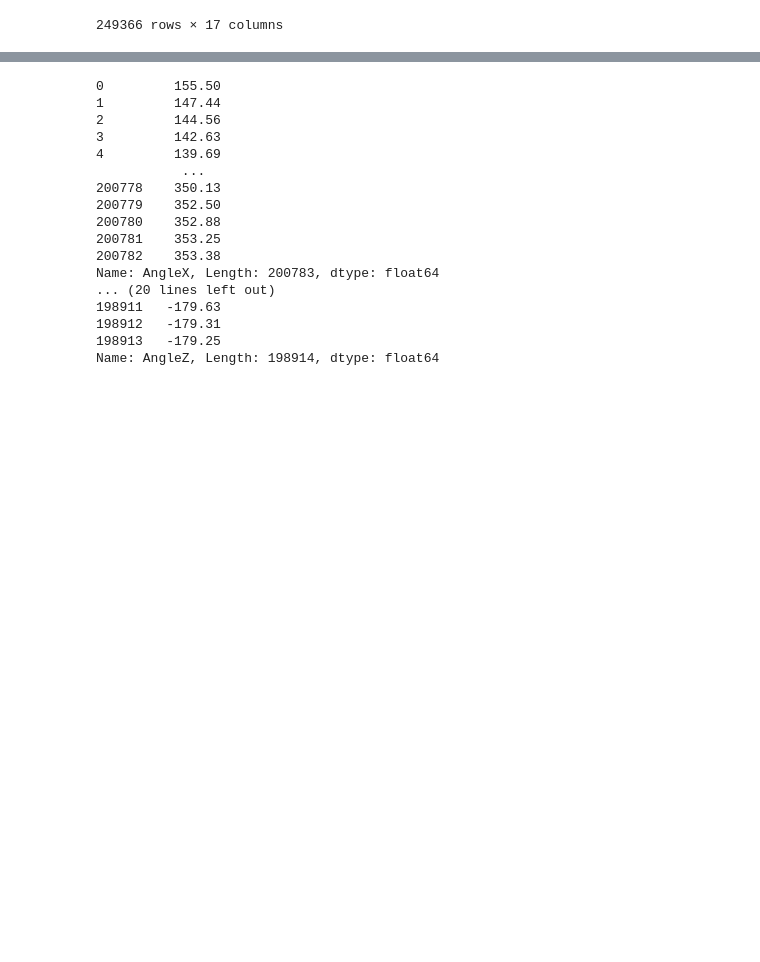
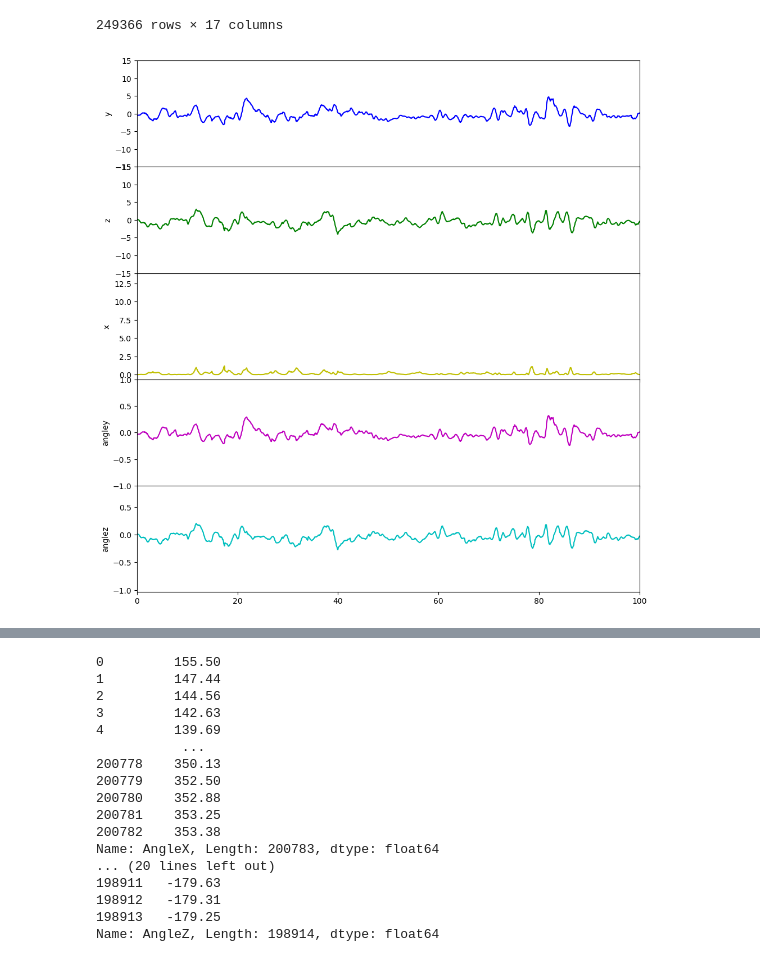
Before and after one commit to UMDBPP/TUFFcode, a Jupyter notebook: Data Analysis/data playground.ipynb, the cells around one changed output, grey strips where cells are left out. Saved outputs shown, nothing was run; the diff lists cells and outputs as text; code cells hidden in the pictures; blank space fills up the shorter version.

Commit message:
test angle animation

```diff
--- a/Data Analysis/data playground.ipynb
+++ b/Data Analysis/data playground.ipynb
@@ -3,7 +3,7 @@ import pandas as pd
 import matplotlib.pyplot as plt
 import numpy as np
 
-df = pd.read_csv('ns112/CSV_TUFF_DOS_112.csv')
+df = pd.read_csv('Data/CSV_TUFF_DOS_112.csv')
 # df = df.rename(columns={'Time (s)': 't', 'Temperature (C)': 'Tm', 'Tension': 'Tn', 'Pressure': 'p', 'Altitude': 'z',
 #                        'AccelerationX': 'ax', 'AccelerationY': 'ay', 'AccelerationZ': 'az', 'MagnometerX': 'mx',
 #                        'MagnometerY': 'my', 'MagnometerZ': 'mz'})
@@ -45,3 +45,72 @@ See the caveats in the documentation: https://pandas.pydata.org/pandas-docs/stab
 | 249364 | 577963 | 6225.082924 | 0.067881 | 2.03 | 989.1167 | 774.179815 | 353.25 | -23.06 | ... |
 | 249365 | 577964 | 6225.109951 | 0.067881 | 2.03 | 989.1167 | 774.179815 | 353.38 | -23.12 | ... |
 249366 rows × 17 columns
+# %%
+L = 15
+t = 'Time (s)'
+y2 = 'AngleX'
+y3 = 'AngleY'
+y4 = 'AngleZ'
+
+arr1 = np.array(df[y2]).astype(np.double)
+arr2 = np.array(df[y3]).astype(np.double)
+arr3 = np.array(df[y4]).astype(np.double)
+mask = (np.isfinite(arr1) & np.isfinite(arr2) & np.isfinite(arr3))
+
+t = df[t][mask]
+
+# y = y.reset_index().to_numpy()
+# z = z.reset_index().to_numpy()
+anglex = df[y2][mask]*np.pi/180
+angley = df[y3][mask]*np.pi/180
+anglez = df[y4][mask]*np.pi/180
+
+anglez = np.where(anglez < 0, anglez + 2*np.pi, anglez)
+
+# angley = (angley - angley.mean())
+# anglez = (anglez - anglez.mean())
+anglez = (anglez - np.pi)
+
+# for i,a in enumerate(anglex):
+
+y = L*np.sin(angley)
+y = y.to_numpy()
+z = L*np.sin(anglez)
+# z = z.reset_index().to_numpy()
+x = L*(1-np.cos(angley+anglez))
+
+plt.rcParams['figure.figsize'] = (10,10)
+fig, (ax1,ax2,ax3,ax4,ax5) = plt.subplots(5,1,sharex=True)
+
+
+ax1.plot(t, y, 'b')
+ax1.set_ylabel('y')
+
+# ax2 = ax1.twinx()
+ax2.plot(t, z, 'g')
+ax2.set_ylabel('z')
+
+# ax3 = ax1.sharex()
+ax3.plot(t, x, 'y')
+ax3.set_ylabel('x')
+
+# ax4 = ax1.twinx()
+ax4.plot(t, angley, 'm')
+ax4.set_ylabel('angley')
+
+# ax5 = ax1.twinx()
+ax5.plot(t, anglez, 'c')
+ax5.set_ylabel('anglez')
+
+
+plt.xlim([0, 100])
+ax1.set_ylim(-15, 15)
+ax2.set_ylim(-15, 15)
+# ax3.set_ylim(-.1, 15)
+ax4.set_ylim(-1, 1)
+# ax5.set_ylim(-1, 1)
+
+fig.tight_layout()
+plt.subplots_adjust(hspace=.0)
+# %% [output]
+[figure, added]
```
Also changed, not shown: parts of 5 cells of this notebook.
